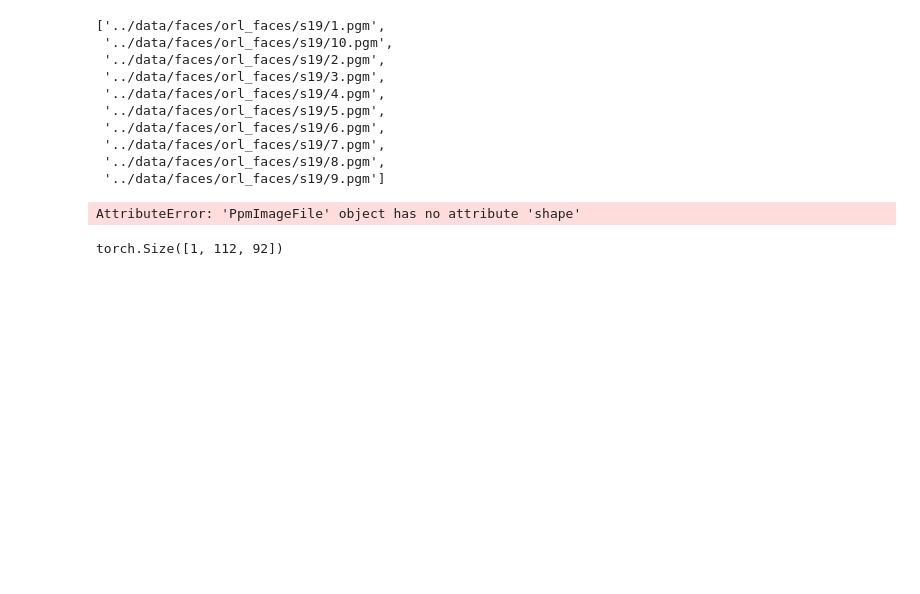
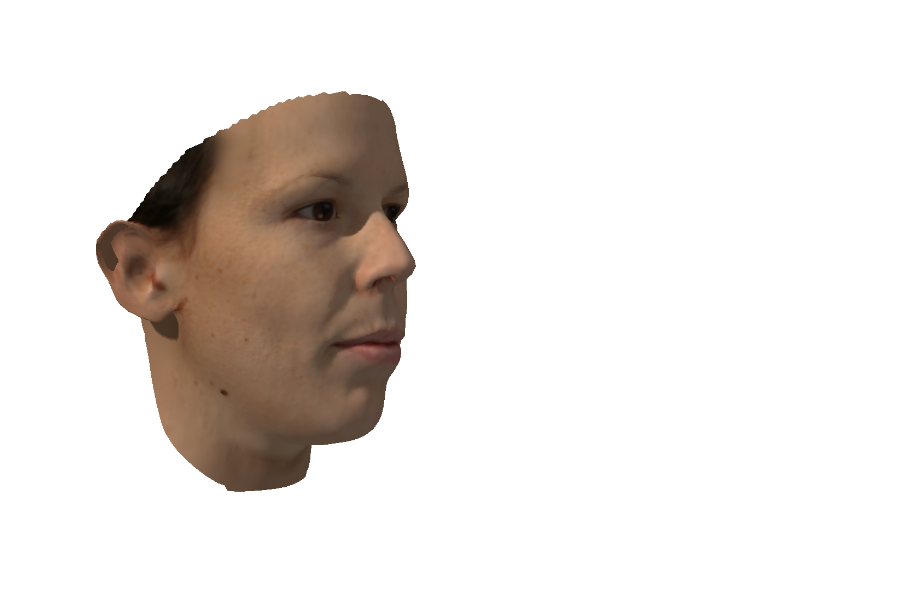
Before and after one commit to aktersnurra/variational-autoencoders, a Jupyter notebook: jupyter_notebooks/Untitled1.ipynb, the cells around one changed output. Drawn from its saved outputs; the diff is of its cells as text; code cells hidden in the pictures; blank space fills up the shorter version.

Commit message:
tested conv vae on face dataset

```diff
--- a/jupyter_notebooks/Untitled1.ipynb
+++ b/jupyter_notebooks/Untitled1.ipynb
@@ -29,7 +21,7 @@ for k in ks:
 # %%
 import glob
 # %%
-faces = glob.glob('../data/faces/orl_faces/*')
+faces = glob.glob('../data/faces/renderings/*.png')
 # %%
 face = faces[0]
 # %%
@@ -55,17 +36,6 @@ f
 f.sort()
 # %%
 f
-# %% [output]
-['../data/faces/orl_faces/s19/1.pgm',
- '../data/faces/orl_faces/s19/10.pgm',
- '../data/faces/orl_faces/s19/2.pgm',
- '../data/faces/orl_faces/s19/3.pgm',
- '../data/faces/orl_faces/s19/4.pgm',
- '../data/faces/orl_faces/s19/5.pgm',
- '../data/faces/orl_faces/s19/6.pgm',
- '../data/faces/orl_faces/s19/7.pgm',
- '../data/faces/orl_faces/s19/8.pgm',
- '../data/faces/orl_faces/s19/9.pgm']
 # %%
 import pickle
 # %%
@@ -73,10 +43,12 @@ with open('../data/faces/orl_faces/test', 'rb') as f:
     d = pickle.load(f)
 # %%
 from PIL import Image
+# %%
+Image.open(face)
+# %% [output]
+[figure, added]
 # %%
 Image.open(d[0]).shape
-# %% [output]
-AttributeError: 'PpmImageFile' object has no attribute 'shape'
 # %%
 import torchvision.transforms as transforms
 
@@ -85,5 +57,3 @@ transformer = transforms.Compose([
                                   transforms.ToTensor()])
 # %%
 transformer(Image.open(d[0])).shape
-# %% [output]
-torch.Size([1, 112, 92])
```
Also changed, not shown: parts of 8 cells of this notebook, 1 other file.
